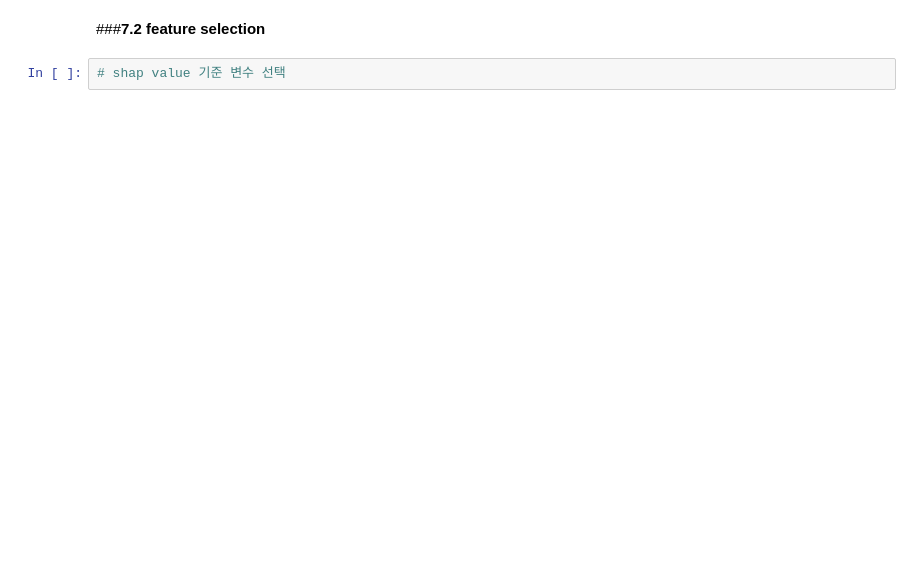
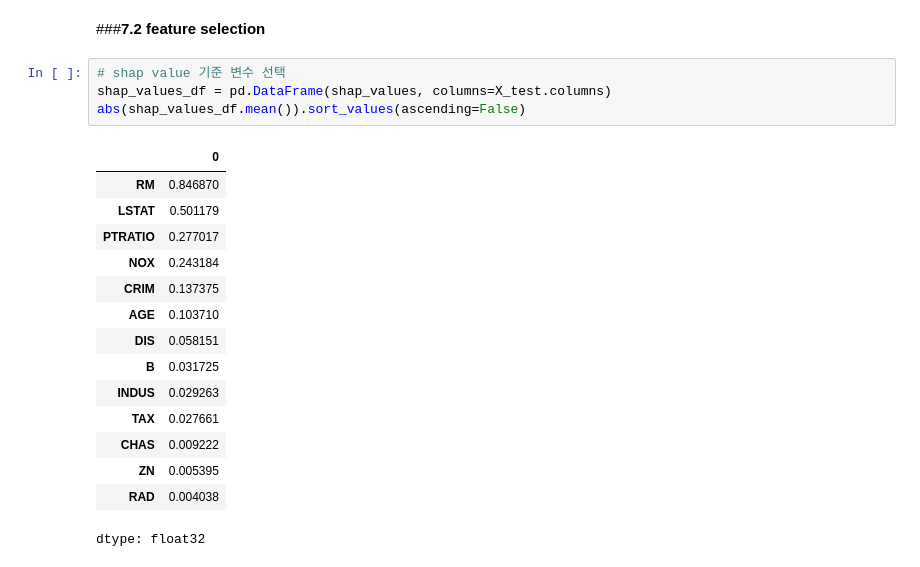
Before and after one commit to RFATS/TreeBasedModel_and_DNN, a Jupyter notebook: 04_ML_BoostingTree.ipynb, the cells around one changed output. Saved outputs shown, nothing was run; the diff lists cells and outputs as text; blank space fills up the shorter version.

```diff
--- a/04_ML_BoostingTree.ipynb
+++ b/04_ML_BoostingTree.ipynb
@@ -188,3 +275,21 @@ $$f(x) = BaseValue + \sum_{i=1}^{M} \phi_i$$
 ###**7.2 feature selection**
 # %%
 # shap value 기준 변수 선택
+shap_values_df = pd.DataFrame(shap_values, columns=X_test.columns)
+abs(shap_values_df.mean()).sort_values(ascending=False)
+# %% [output]
+|  | 0 |
+| RM | 0.846870 |
+| LSTAT | 0.501179 |
+| PTRATIO | 0.277017 |
+| NOX | 0.243184 |
+| CRIM | 0.137375 |
+| AGE | 0.103710 |
+| DIS | 0.058151 |
+| B | 0.031725 |
+| INDUS | 0.029263 |
+| TAX | 0.027661 |
+| CHAS | 0.009222 |
+| ZN | 0.005395 |
+| RAD | 0.004038 |
+dtype: float32
```
Also changed, not shown: parts of 24 cells of this notebook, 5 other files.
